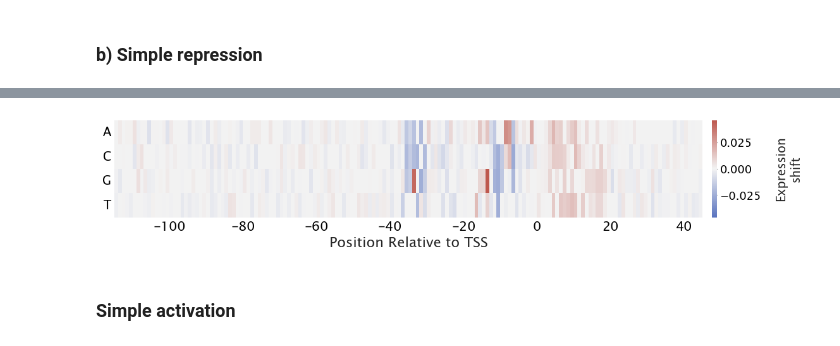
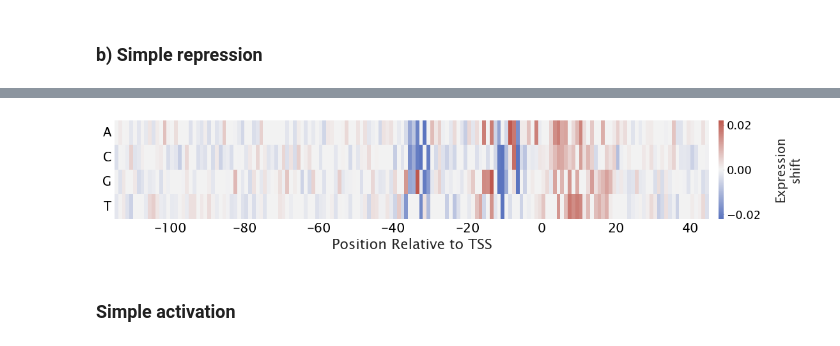
Before and after one commit to RPGroup-PBoC/theoretical_regseq, a Jupyter notebook: figures/figure_notebooks/figure3.ipynb, the cells around one changed output, grey strips where cells are left out. Drawn from its saved outputs; the diff is of its cells as text; code cells hidden in the pictures.

```diff
--- a/figures/figure_notebooks/figure3.ipynb
+++ b/figures/figure_notebooks/figure3.ipynb
@@ -133,33 +133,33 @@ tregs.footprint.plot_footprint(promoter, df, region_params,
 # %%
 exshift = tregs.footprint.get_expression_shift_matrix(df, promoter)
 
 fig, ax = plt.subplots(figsize=(15, 2))
 
-vmax = np.max(np.abs(exshift))
+vmax = np.max(np.abs(exshift)) * 0.5
 vmin = -vmax
 
 div_colors = sns.diverging_palette(258, 16, s=56, l=50, n=15, sep=5, center='light', as_cmap=True)
 hm = sns.heatmap(exshift, cmap=div_colors, ax=ax, vmin=vmin, vmax=vmax, center=0)
 ax.set_yticklabels(['A', 'C', 'G', 'T'], rotation=360, fontsize=14)
 ax.set_xlabel('Position Relative to TSS', fontsize=16)
 
 # Explicitly set the x-ticks to match your desired labels
 tick_positions = np.arange(15, 161, 20)  # Adjust the divisor to match your number of labels
 tick_labels = np.arange(-100, 41, 20)
 ax.set_xticks(tick_positions)  # Set the positions for the x-ticks
 ax.set_xticklabels(tick_labels, rotation=360, fontsize=15)  # Set the labels for the x-ticks and rotate them
 
 # Access the colorbar and modify its properties
 cbar = hm.collections[0].colorbar
 cbar.ax.set_position([ax.get_position().x1 + 0.01, ax.get_position().y0, 0.02, ax.get_position().height])
 cbar.set_label('Expression\nshift', rotation=90, labelpad=15, fontsize=14)
 cbar.ax.tick_params(labelsize=13)
 
 #plt.tight_layout()
 plt.savefig('../plots/fig3/simrep_exshift_matrix.pdf', bbox_inches='tight')
 plt.show()
 # %% [output]
-[figure, old version]
+[figure, new version]
 # %% [markdown]
 ### Simple activation
 # %% [markdown]
```
Also changed, not shown: parts of 13 cells of this notebook, 1 other file.
